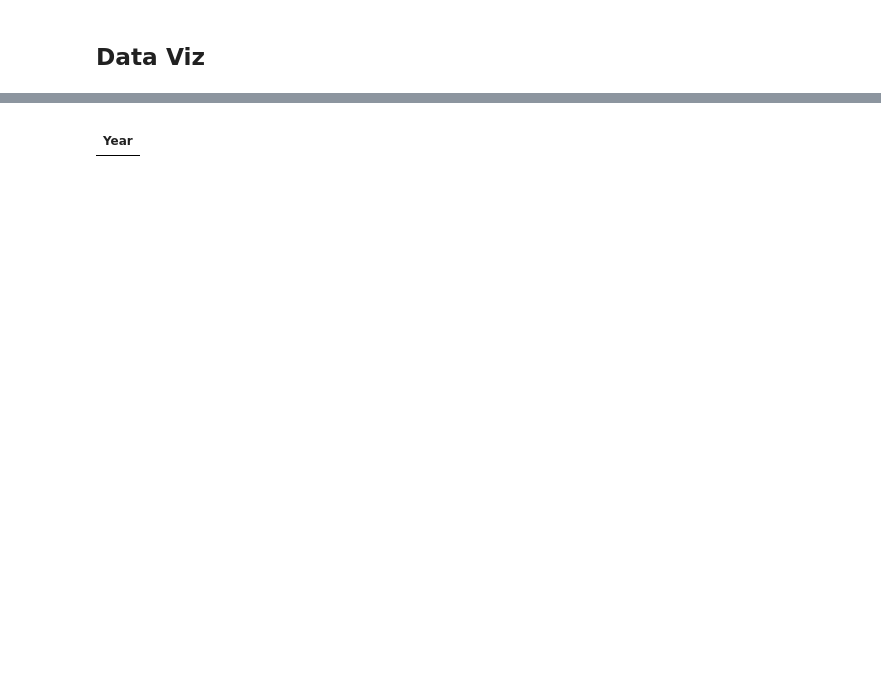
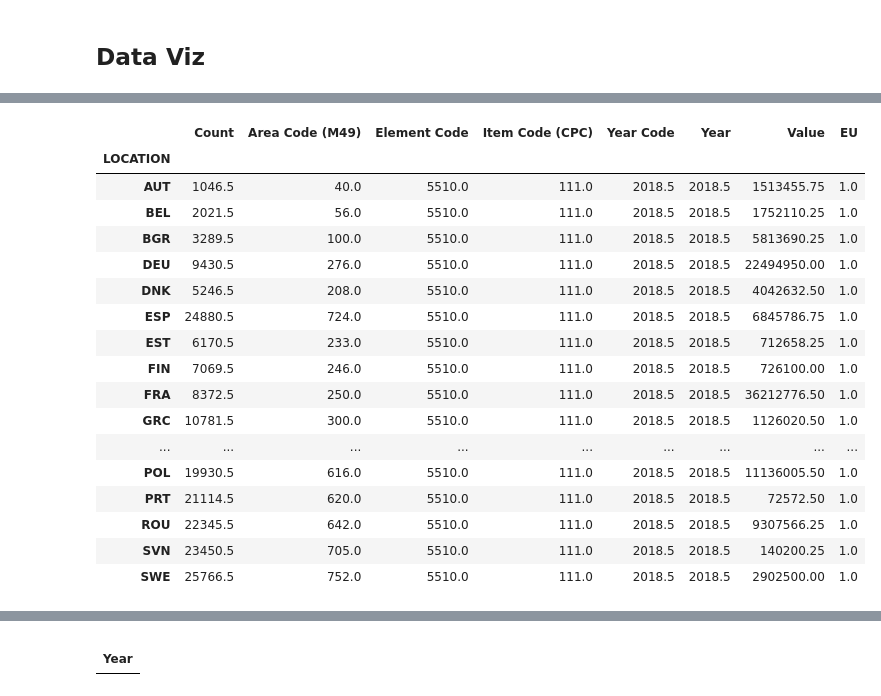
Before and after one commit to sba22218/MSc_GitHub_CA2, a Jupyter notebook: MM_Data_Explore_and_viz_postprocessed-Copy1.ipynb, the cells around one changed output, grey strips where cells are left out. Saved outputs shown, nothing was run; the diff lists cells and outputs as text; code cells hidden in the pictures; blank space fills up the shorter version.

```diff
--- a/MM_Data_Explore_and_viz_postprocessed-Copy1.ipynb
+++ b/MM_Data_Explore_and_viz_postprocessed-Copy1.ipynb
@@ -132,0 +168,26 @@ pd.pivot_table(df_farm_eu, index='Year', columns=['Element', 'LOCATION', ''], va
+# %%
+
+
+# calculate the mean Wheat production for each Country
+location_mean = df_eu_wh_p.groupby('LOCATION').mean()
+
+location_mean.head(30)
+# %% [output]
+|  | Count | Area Code (M49) | Element Code | Item Code (CPC) | Year Code | Year | Value | EU |
+| LOCATION |  |  |  |  |  |  |  |  |
+| AUT | 1046.5 | 40.0 | 5510.0 | 111.0 | 2018.5 | 2018.5 | 1513455.75 | 1.0 |
+| BEL | 2021.5 | 56.0 | 5510.0 | 111.0 | 2018.5 | 2018.5 | 1752110.25 | 1.0 |
+| BGR | 3289.5 | 100.0 | 5510.0 | 111.0 | 2018.5 | 2018.5 | 5813690.25 | 1.0 |
+| DEU | 9430.5 | 276.0 | 5510.0 | 111.0 | 2018.5 | 2018.5 | 22494950.00 | 1.0 |
+| DNK | 5246.5 | 208.0 | 5510.0 | 111.0 | 2018.5 | 2018.5 | 4042632.50 | 1.0 |
+| ESP | 24880.5 | 724.0 | 5510.0 | 111.0 | 2018.5 | 2018.5 | 6845786.75 | 1.0 |
+| EST | 6170.5 | 233.0 | 5510.0 | 111.0 | 2018.5 | 2018.5 | 712658.25 | 1.0 |
+| FIN | 7069.5 | 246.0 | 5510.0 | 111.0 | 2018.5 | 2018.5 | 726100.00 | 1.0 |
+| FRA | 8372.5 | 250.0 | 5510.0 | 111.0 | 2018.5 | 2018.5 | 36212776.50 | 1.0 |
+| GRC | 10781.5 | 300.0 | 5510.0 | 111.0 | 2018.5 | 2018.5 | 1126020.50 | 1.0 |
+| ... | ... | ... | ... | ... | ... | ... | ... | ... |
+| POL | 19930.5 | 616.0 | 5510.0 | 111.0 | 2018.5 | 2018.5 | 11136005.50 | 1.0 |
+| PRT | 21114.5 | 620.0 | 5510.0 | 111.0 | 2018.5 | 2018.5 | 72572.50 | 1.0 |
+| ROU | 22345.5 | 642.0 | 5510.0 | 111.0 | 2018.5 | 2018.5 | 9307566.25 | 1.0 |
+| SVN | 23450.5 | 705.0 | 5510.0 | 111.0 | 2018.5 | 2018.5 | 140200.25 | 1.0 |
+| SWE | 25766.5 | 752.0 | 5510.0 | 111.0 | 2018.5 | 2018.5 | 2902500.00 | 1.0 |
```
Also changed, not shown: parts of 33 cells of this notebook, 5 other files.
